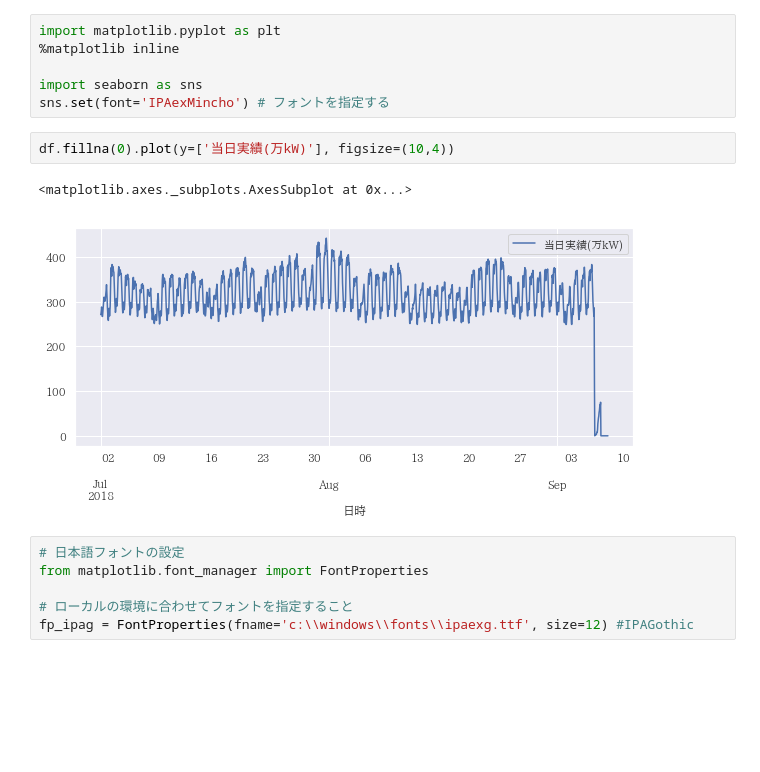
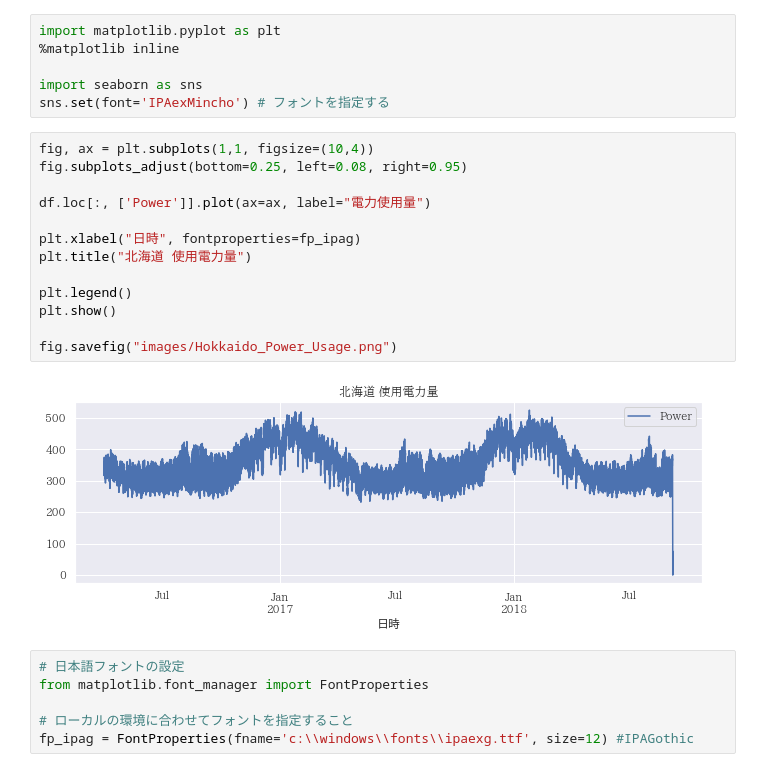
Before and after one commit to tkhrmeme/HepcoPowerUsage, a Jupyter notebook: HepcoPowerUsage.ipynb, the cells around one changed output. Cells and saved outputs as stored; diff of their text form; blank space fills up the shorter version.

```diff
--- a/HepcoPowerUsage.ipynb
+++ b/HepcoPowerUsage.ipynb
@@ -77,11 +87,21 @@ import matplotlib.pyplot as plt
 
 import seaborn as sns
 sns.set(font='IPAexMincho') # フォントを指定する
-# %%
-df.fillna(0).plot(y=['当日実績(万kW)'], figsize=(10,4))
-# %% [output]
-<matplotlib.axes._subplots.AxesSubplot at 0x...>
-[figure, removed]
+# %%
+fig, ax = plt.subplots(1,1, figsize=(10,4))
+fig.subplots_adjust(bottom=0.25, left=0.08, right=0.95)
+
+df.loc[:, ['Power']].plot(ax=ax, label="電力使用量")
+
+plt.xlabel("日時", fontproperties=fp_ipag)
+plt.title("北海道 使用電力量")
+
+plt.legend()
+plt.show()
+
+fig.savefig("images/Hokkaido_Power_Usage.png")
+# %% [output]
+[figure, added]
 # %%
 # 日本語フォントの設定
 from matplotlib.font_manager import FontProperties
```
Also changed, not shown: parts of 8 cells of this notebook, 2 other files.
